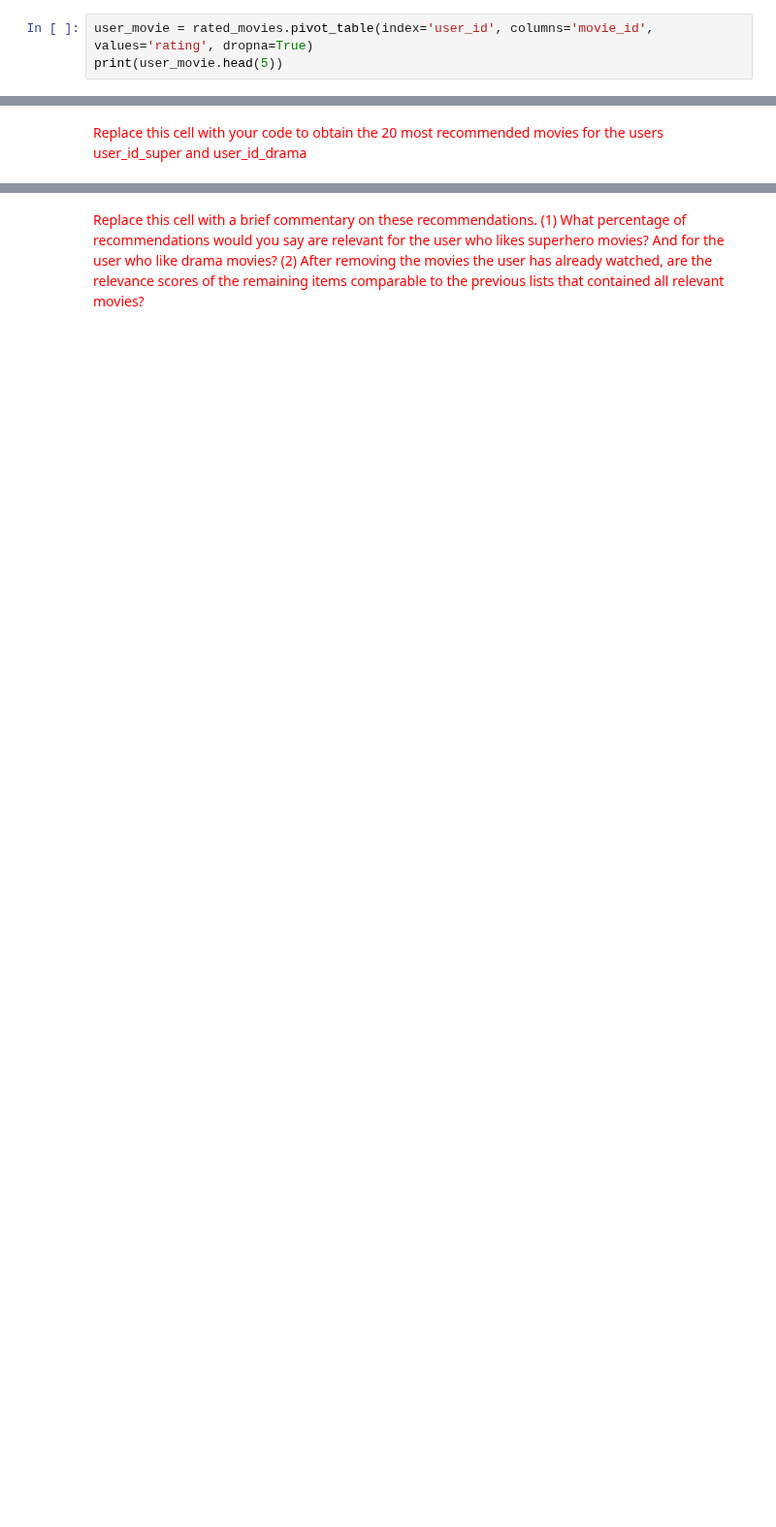
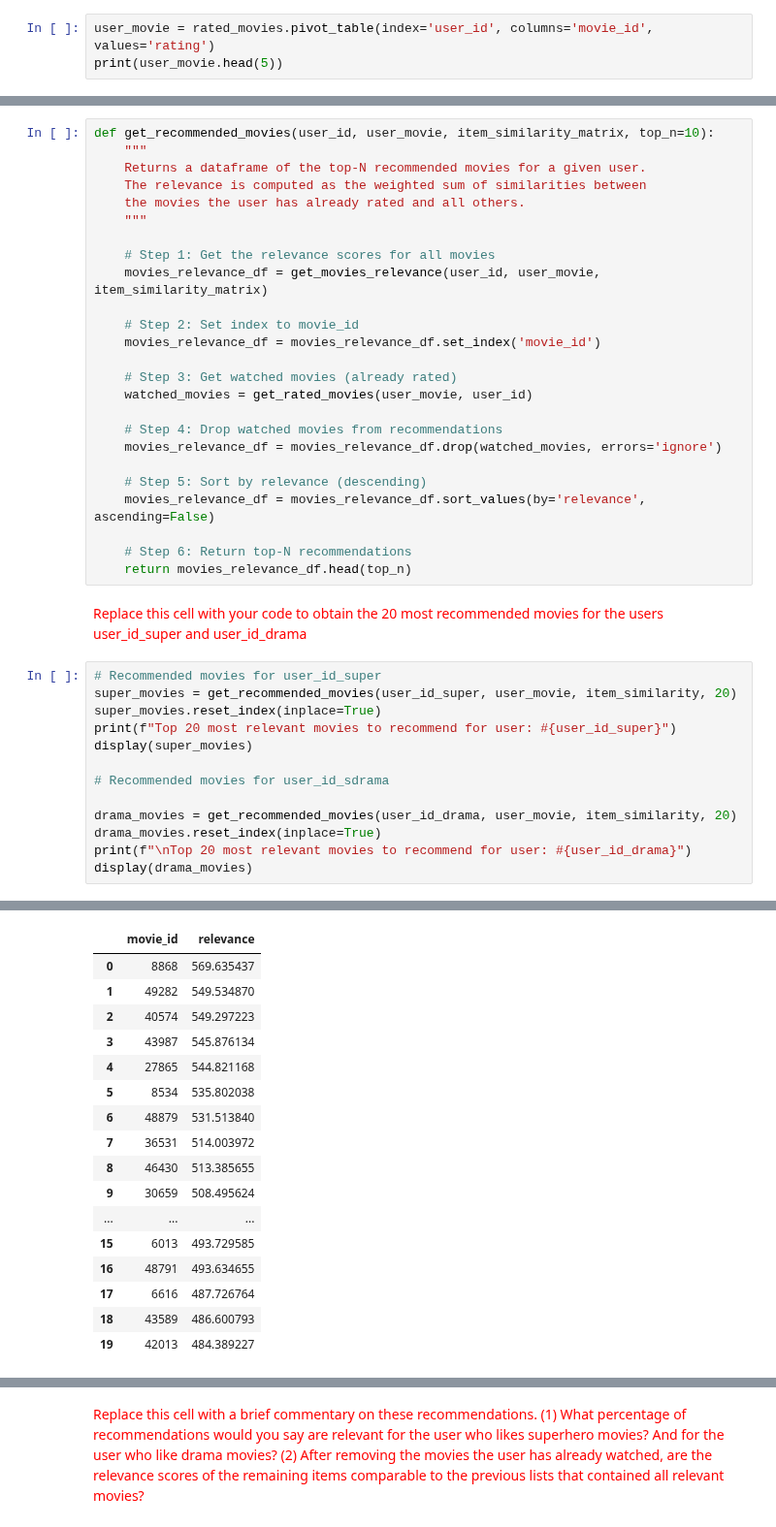
Before and after one commit to zsykk/datamining_2nd, a Jupyter notebook: ps06_item_based_recsys_103.ipynb, the cells around one changed output, grey strips where cells are left out. Shown at 97% size. Saved outputs shown, nothing was run; the diff lists cells and outputs as text; blank space fills up the shorter version.

```diff
--- a/ps06_item_based_recsys_103.ipynb
+++ b/ps06_item_based_recsys_103.ipynb
@@ -368,7 +368,7 @@ U
 # %% [markdown]
 <font size="+1" color="red">Replace this cell with code to generate a "user_movie" matrix by calling "pivot_table" on "rated_movies". Print the first 5 rows. It might take about one minute to compute, depending on your computer.</font>
 # %%
-user_movie = rated_movies.pivot_table(index='user_id', columns='movie_id', values='rating', dropna=True)
+user_movie = rated_movies.pivot_table(index='user_id', columns='movie_id', values='rating')
 print(user_movie.head(5))
 # %% [output]
 movie_id  2769   3177   3190   3225   3228   3239   3273   3275   3276   \
@@ -889,5 +1008,44 @@ Finally, we need to remove the movies that the user has already watched. To do s
 <font size="-1" color="gray">(Remove this cell when delivering.)</font>
 # %% [markdown]
 <font size="+1" color="red">Replace this cell with your code implementing "get_recommended_movies"</font>
+# %%
+def get_recommended_movies(user_id, user_movie, item_similarity_matrix, top_n=10):
+    """
+    Returns a dataframe of the top-N recommended movies for a given user.
+    The relevance is computed as the weighted sum of similarities between
+    the movies the user has already rated and all others.
+    """
+
+    # Step 1: Get the relevance scores for all movies
+    movies_relevance_df = get_movies_relevance(user_id, user_movie, item_similarity_matrix)
+
+    # Step 2: Set index to movie_id
+    movies_relevance_df = movies_relevance_df.set_index('movie_id')
+
+    # Step 3: Get watched movies (already rated)
+    watched_movies = get_rated_movies(user_movie, user_id)
+
+    # Step 4: Drop watched movies from recommendations
+    movies_relevance_df = movies_relevance_df.drop(watched_movies, errors='ignore')
+
+    # Step 5: Sort by relevance (descending)
+    movies_relevance_df = movies_relevance_df.sort_values(by='relevance', ascending=False)
+
+    # Step 6: Return top-N recommendations
+    return movies_relevance_df.head(top_n)
 # %% [markdown]
 <font size="+1" color="red">Replace this cell with your code to obtain the 20 most recommended movies for the users user_id_super and user_id_drama</font>
+# %%
+# Recommended movies for user_id_super
+super_movies = get_recommended_movies(user_id_super, user_movie, item_similarity, 20)
+super_movies.reset_index(inplace=True)
+print(f"Top 20 most relevant movies to recommend for user: #{user_id_super}")
+display(super_movies)
+
+# Recommended movies for user_id_sdrama
+
+drama_movies = get_recommended_movies(user_id_drama, user_movie, item_similarity, 20)
+drama_movies.reset_index(inplace=True)
+print(f"\nTop 20 most relevant movies to recommend for user: #{user_id_drama}")
+display(drama_movies)
+# %% [output]
@@ -893,0 +1053,17 @@ Finally, we need to remove the movies that the user has already watched. To do s
+|  | movie_id | relevance |
+| 0 | 8868 | 569.635437 |
+| 1 | 49282 | 549.534870 |
+| 2 | 40574 | 549.297223 |
+| 3 | 43987 | 545.876134 |
+| 4 | 27865 | 544.821168 |
+| 5 | 8534 | 535.802038 |
+| 6 | 48879 | 531.513840 |
+| 7 | 36531 | 514.003972 |
+| 8 | 46430 | 513.385655 |
+| 9 | 30659 | 508.495624 |
+| ... | ... | ... |
+| 15 | 6013 | 493.729585 |
+| 16 | 48791 | 493.634655 |
+| 17 | 6616 | 487.726764 |
+| 18 | 43589 | 486.600793 |
+| 19 | 42013 | 484.389227 |
```
Also changed, not shown: parts of 8 cells of this notebook.
